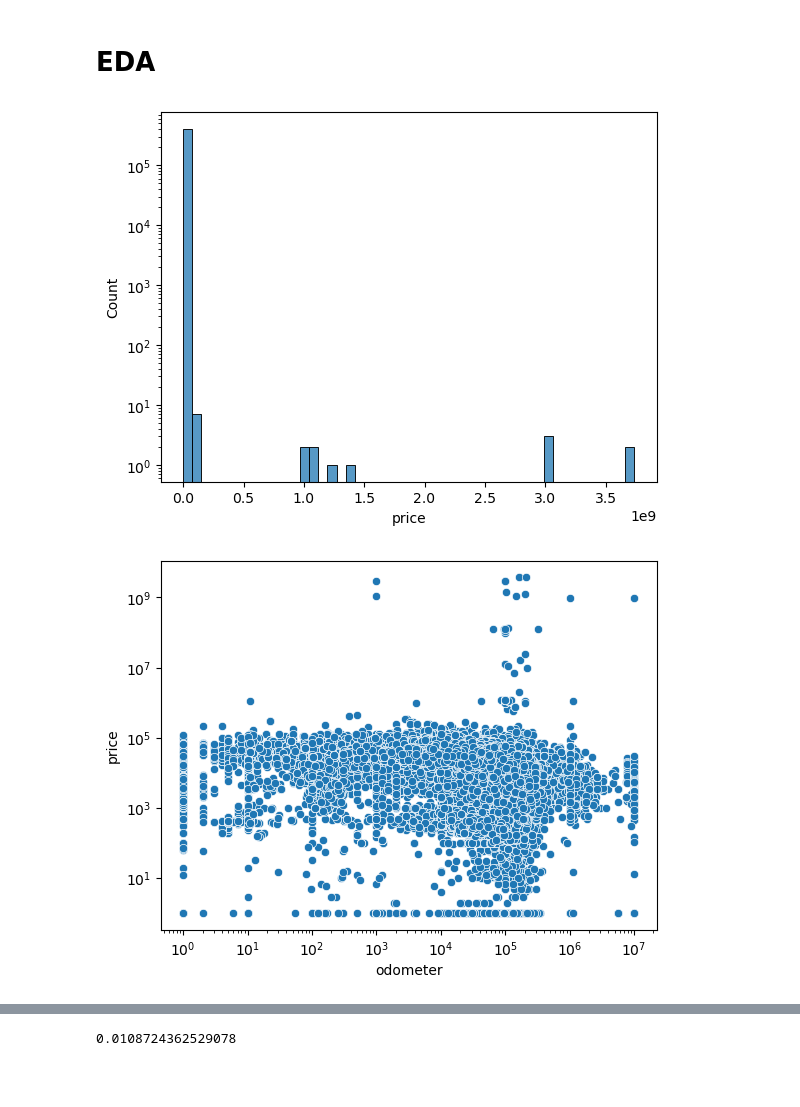
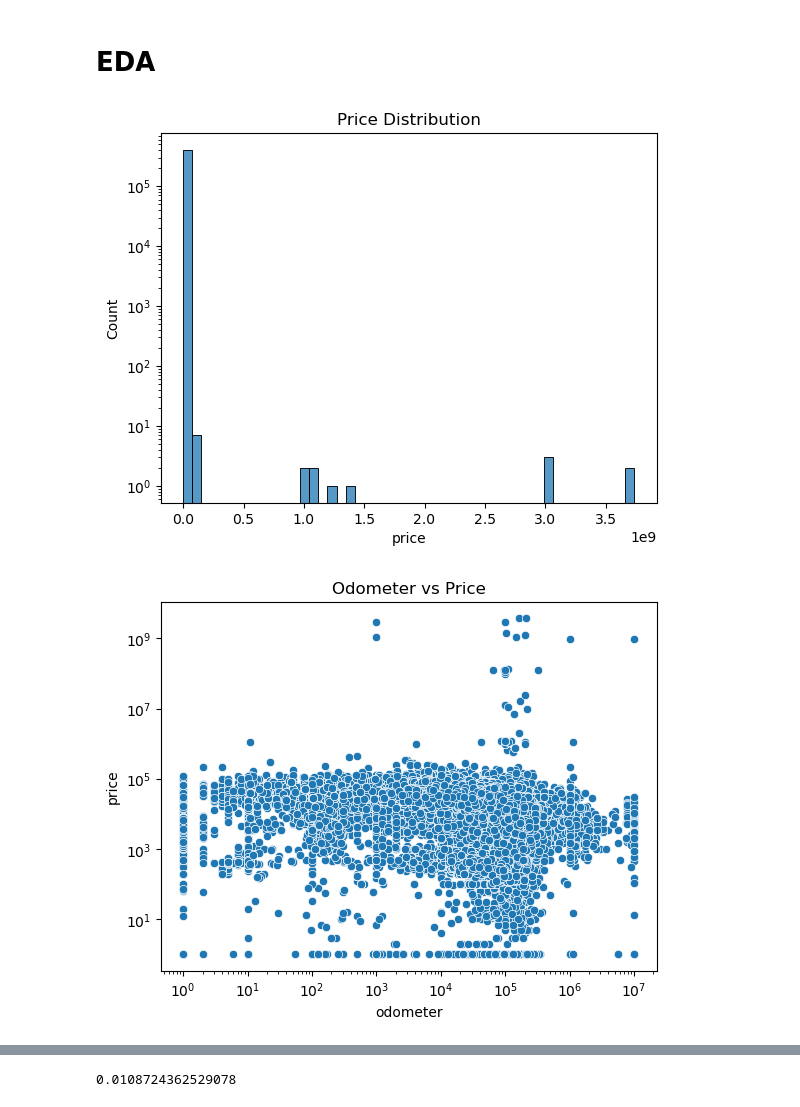
Before and after one commit to Suffiyan-dev/used_car_price_prediction, a Jupyter notebook: notebooks/eda_and_feature_engineering.ipynb, the cells around one changed output, grey strips where cells are left out. Drawn from its saved outputs; the diff is of its cells as text; code cells hidden in the pictures; blank space fills up the shorter version.

```diff
--- a/notebooks/eda_and_feature_engineering.ipynb
+++ b/notebooks/eda_and_feature_engineering.ipynb
@@ -214,15 +227,18 @@ import seaborn as sns
 # %%
 sns.histplot(processed_df['price'], bins=50)
 plt.yscale('log')
+plt.title('Price Distribution')
 plt.show()
 # %% [output]
-[figure, old version]
+[figure, new version]
 # %%
 sns.scatterplot(x='odometer', y='price', data=processed_df)
 plt.yscale('log')
 plt.xscale('log')
+plt.title('Odometer vs Price')
+plt.show()
 # %% [output]
-[figure, old version]
+[figure, new version]
 # %%
 sns.scatterplot(x='year', y='price', data=processed_df)
 plt.yscale('log')
```
Also changed, not shown: parts of 49 cells of this notebook, 4 other files.
